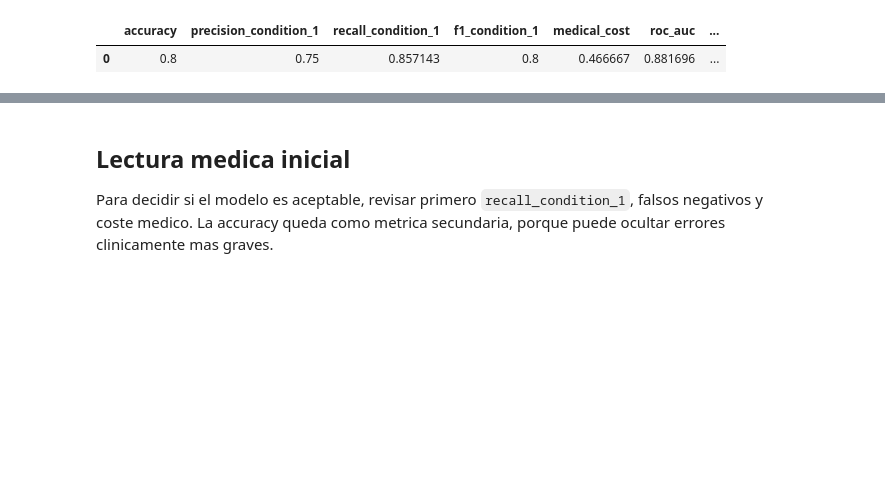
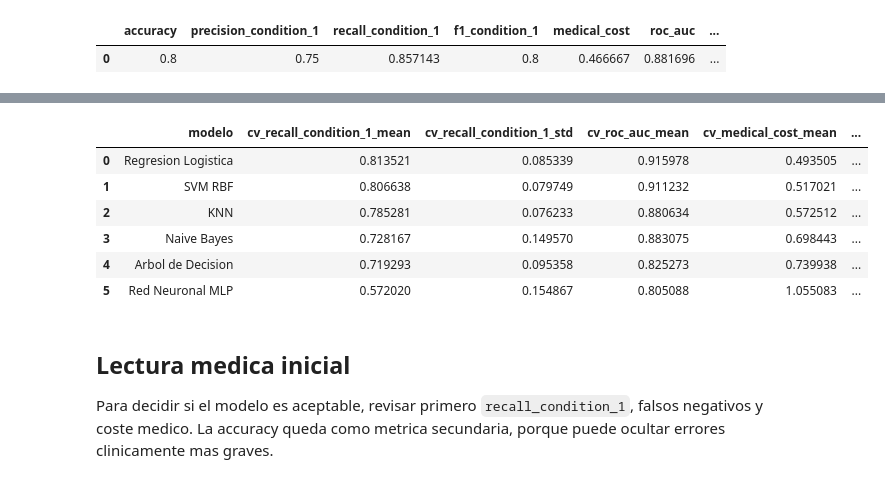
Before and after one commit to JD3M0N/ML, a Jupyter notebook: mundial_project/notebooks/03_aprendizaje_supervisado.ipynb, the cells around one changed output, grey strips where cells are left out. Saved outputs shown, nothing was run; the diff lists cells and outputs as text; code cells hidden in the pictures; blank space fills up the shorter version.

```diff
--- a/mundial_project/notebooks/03_aprendizaje_supervisado.ipynb
+++ b/mundial_project/notebooks/03_aprendizaje_supervisado.ipynb
@@ -288,3 +369,36 @@ svm_test_metrics
+# %%
+import importlib
+import sys
+from pathlib import Path
+
+cwd = Path.cwd().resolve()
+if (cwd / "src").exists():
+    project_root = cwd
+elif (cwd / "mundial_project" / "src").exists():
+    project_root = cwd / "mundial_project"
+elif (cwd.parent / "src").exists():
+    project_root = cwd.parent
+else:
+    raise RuntimeError(f"No se encontro la carpeta src desde {cwd}")
+src_dir = project_root / "src"
+if str(src_dir) not in sys.path:
+    sys.path.append(str(src_dir))
+
+if "task3_comparacion_modelos" in sys.modules:
+    task3_comparacion_modelos = importlib.reload(sys.modules["task3_comparacion_modelos"])
+else:
+    task3_comparacion_modelos = importlib.import_module("task3_comparacion_modelos")
+
+comparison = task3_comparacion_modelos.build_comparison(project_root / "outputs" / "task3")
+task3_comparacion_modelos.compact_columns(comparison)
+# %% [output]
+|  | modelo | cv_recall_condition_1_mean | cv_recall_condition_1_std | cv_roc_auc_mean | cv_medical_cost_mean | ... |
+| 0 | Regresion Logistica | 0.813521 | 0.085339 | 0.915978 | 0.493505 | ... |
+| 1 | SVM RBF | 0.806638 | 0.079749 | 0.911232 | 0.517021 | ... |
+| 2 | KNN | 0.785281 | 0.076233 | 0.880634 | 0.572512 | ... |
+| 3 | Naive Bayes | 0.728167 | 0.149570 | 0.883075 | 0.698443 | ... |
+| 4 | Arbol de Decision | 0.719293 | 0.095358 | 0.825273 | 0.739938 | ... |
+| 5 | Red Neuronal MLP | 0.572020 | 0.154867 | 0.805088 | 1.055083 | ... |
 # %% [markdown]
 ## Lectura medica inicial
 
```
Also changed, not shown: parts of 6 cells of this notebook, 19 other files.
